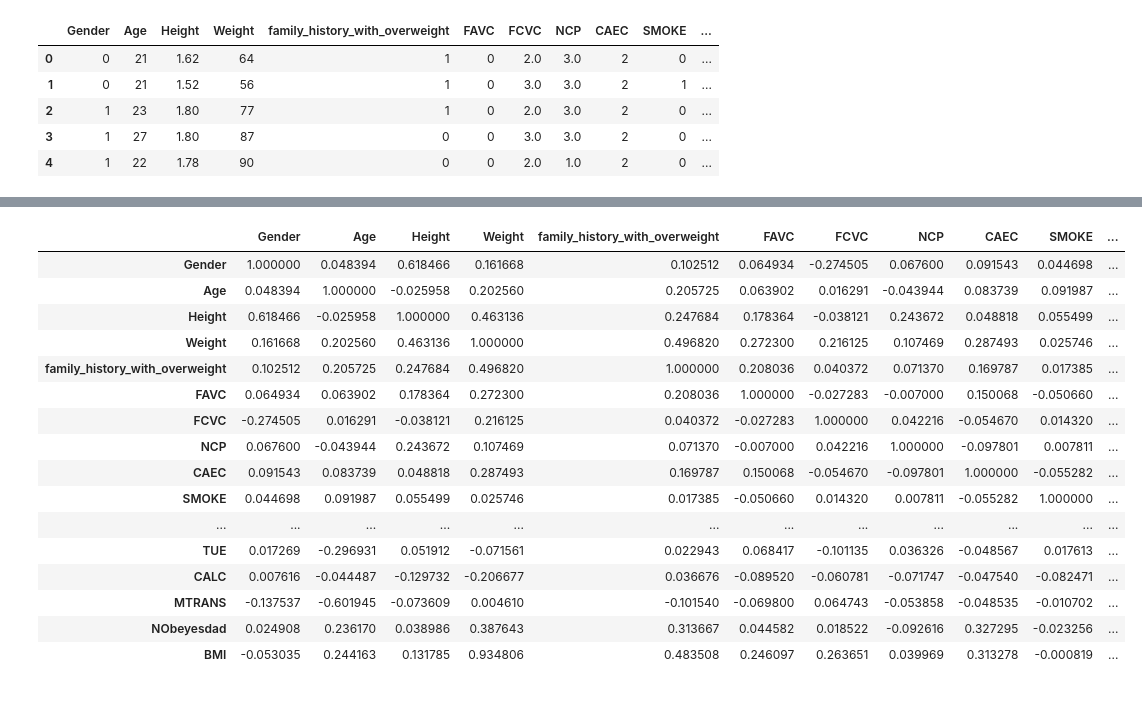
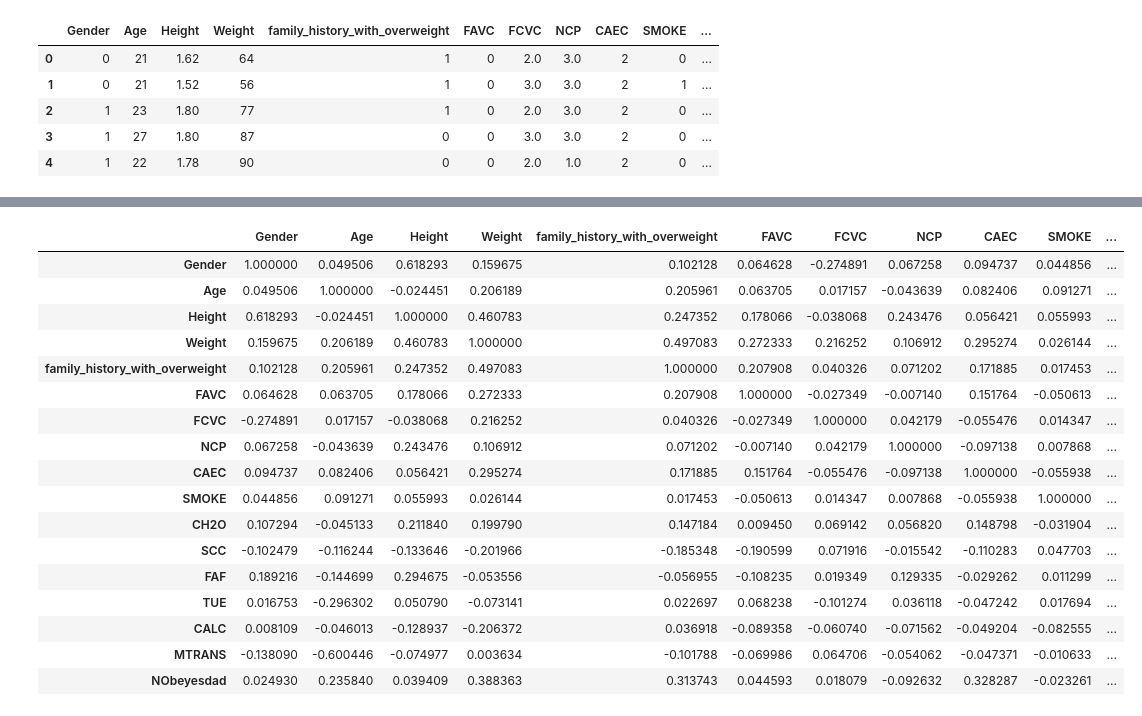
Before and after one commit to sonalidesarda/Estimation_of_obesity_levels, a Jupyter notebook: ExploratoryDataAnalysis.ipynb, the cells around one changed output, grey strips where cells are left out. Saved outputs shown, nothing was run; the diff lists cells and outputs as text; code cells hidden in the pictures.

```diff
--- a/ExploratoryDataAnalysis.ipynb
+++ b/ExploratoryDataAnalysis.ipynb
@@ -19,4 +19,4 @@ obesity_df.shape
 # %% [output]
 (2111, 17)
 # %%
-obesity_df['BMI'] = obesity_df['Weight']/(obesity_df['Height'] ** 2)
+#obesity_df['BMI'] = obesity_df['Weight']/(obesity_df['Height'] ** 2)
@@ -230,20 +226,22 @@ sns.pairplot(obesity_df)
 # %%
-obesity_df.corr()
+corr_matrix = obesity_df.corr()
+corr_matrix
 # %% [output]
 |  | Gender | Age | Height | Weight | family_history_with_overweight | FAVC | FCVC | NCP | CAEC | SMOKE | ... |
-| Gender | 1.000000 | 0.048394 | 0.618466 | 0.161668 | 0.102512 | 0.064934 | -0.274505 | 0.067600 | 0.091543 | 0.044698 | ... |
-| Age | 0.048394 | 1.000000 | -0.025958 | 0.202560 | 0.205725 | 0.063902 | 0.016291 | -0.043944 | 0.083739 | 0.091987 | ... |
-| Height | 0.618466 | -0.025958 | 1.000000 | 0.463136 | 0.247684 | 0.178364 | -0.038121 | 0.243672 | 0.048818 | 0.055499 | ... |
-| Weight | 0.161668 | 0.202560 | 0.463136 | 1.000000 | 0.496820 | 0.272300 | 0.216125 | 0.107469 | 0.287493 | 0.025746 | ... |
-| family_history_with_overweight | 0.102512 | 0.205725 | 0.247684 | 0.496820 | 1.000000 | 0.208036 | 0.040372 | 0.071370 | 0.169787 | 0.017385 | ... |
-| FAVC | 0.064934 | 0.063902 | 0.178364 | 0.272300 | 0.208036 | 1.000000 | -0.027283 | -0.007000 | 0.150068 | -0.050660 | ... |
-| FCVC | -0.274505 | 0.016291 | -0.038121 | 0.216125 | 0.040372 | -0.027283 | 1.000000 | 0.042216 | -0.054670 | 0.014320 | ... |
-| NCP | 0.067600 | -0.043944 | 0.243672 | 0.107469 | 0.071370 | -0.007000 | 0.042216 | 1.000000 | -0.097801 | 0.007811 | ... |
-| CAEC | 0.091543 | 0.083739 | 0.048818 | 0.287493 | 0.169787 | 0.150068 | -0.054670 | -0.097801 | 1.000000 | -0.055282 | ... |
-| SMOKE | 0.044698 | 0.091987 | 0.055499 | 0.025746 | 0.017385 | -0.050660 | 0.014320 | 0.007811 | -0.055282 | 1.000000 | ... |
-| ... | ... | ... | ... | ... | ... | ... | ... | ... | ... | ... | ... |
-| TUE | 0.017269 | -0.296931 | 0.051912 | -0.071561 | 0.022943 | 0.068417 | -0.101135 | 0.036326 | -0.048567 | 0.017613 | ... |
-| CALC | 0.007616 | -0.044487 | -0.129732 | -0.206677 | 0.036676 | -0.089520 | -0.060781 | -0.071747 | -0.047540 | -0.082471 | ... |
-| MTRANS | -0.137537 | -0.601945 | -0.073609 | 0.004610 | -0.101540 | -0.069800 | 0.064743 | -0.053858 | -0.048535 | -0.010702 | ... |
-| NObeyesdad | 0.024908 | 0.236170 | 0.038986 | 0.387643 | 0.313667 | 0.044582 | 0.018522 | -0.092616 | 0.327295 | -0.023256 | ... |
-| BMI | -0.053035 | 0.244163 | 0.131785 | 0.934806 | 0.483508 | 0.246097 | 0.263651 | 0.039969 | 0.313278 | -0.000819 | ... |
+| Gender | 1.000000 | 0.049506 | 0.618293 | 0.159675 | 0.102128 | 0.064628 | -0.274891 | 0.067258 | 0.094737 | 0.044856 | ... |
+| Age | 0.049506 | 1.000000 | -0.024451 | 0.206189 | 0.205961 | 0.063705 | 0.017157 | -0.043639 | 0.082406 | 0.091271 | ... |
+| Height | 0.618293 | -0.024451 | 1.000000 | 0.460783 | 0.247352 | 0.178066 | -0.038068 | 0.243476 | 0.056421 | 0.055993 | ... |
+| Weight | 0.159675 | 0.206189 | 0.460783 | 1.000000 | 0.497083 | 0.272333 | 0.216252 | 0.106912 | 0.295274 | 0.026144 | ... |
+| family_history_with_overweight | 0.102128 | 0.205961 | 0.247352 | 0.497083 | 1.000000 | 0.207908 | 0.040326 | 0.071202 | 0.171885 | 0.017453 | ... |
+| FAVC | 0.064628 | 0.063705 | 0.178066 | 0.272333 | 0.207908 | 1.000000 | -0.027349 | -0.007140 | 0.151764 | -0.050613 | ... |
+| FCVC | -0.274891 | 0.017157 | -0.038068 | 0.216252 | 0.040326 | -0.027349 | 1.000000 | 0.042179 | -0.055476 | 0.014347 | ... |
+| NCP | 0.067258 | -0.043639 | 0.243476 | 0.106912 | 0.071202 | -0.007140 | 0.042179 | 1.000000 | -0.097138 | 0.007868 | ... |
+| CAEC | 0.094737 | 0.082406 | 0.056421 | 0.295274 | 0.171885 | 0.151764 | -0.055476 | -0.097138 | 1.000000 | -0.055938 | ... |
+| SMOKE | 0.044856 | 0.091271 | 0.055993 | 0.026144 | 0.017453 | -0.050613 | 0.014347 | 0.007868 | -0.055938 | 1.000000 | ... |
+| CH2O | 0.107294 | -0.045133 | 0.211840 | 0.199790 | 0.147184 | 0.009450 | 0.069142 | 0.056820 | 0.148798 | -0.031904 | ... |
+| SCC | -0.102479 | -0.116244 | -0.133646 | -0.201966 | -0.185348 | -0.190599 | 0.071916 | -0.015542 | -0.110283 | 0.047703 | ... |
+| FAF | 0.189216 | -0.144699 | 0.294675 | -0.053556 | -0.056955 | -0.108235 | 0.019349 | 0.129335 | -0.029262 | 0.011299 | ... |
+| TUE | 0.016753 | -0.296302 | 0.050790 | -0.073141 | 0.022697 | 0.068238 | -0.101274 | 0.036118 | -0.047242 | 0.017694 | ... |
+| CALC | 0.008109 | -0.046013 | -0.128937 | -0.206372 | 0.036918 | -0.089358 | -0.060740 | -0.071562 | -0.049204 | -0.082555 | ... |
+| MTRANS | -0.138090 | -0.600446 | -0.074977 | 0.003634 | -0.101788 | -0.069986 | 0.064706 | -0.054062 | -0.047371 | -0.010633 | ... |
+| NObeyesdad | 0.024930 | 0.235840 | 0.039409 | 0.388363 | 0.313743 | 0.044593 | 0.018079 | -0.092632 | 0.328287 | -0.023261 | ... |
```
Also changed, not shown: parts of 30 cells of this notebook.
